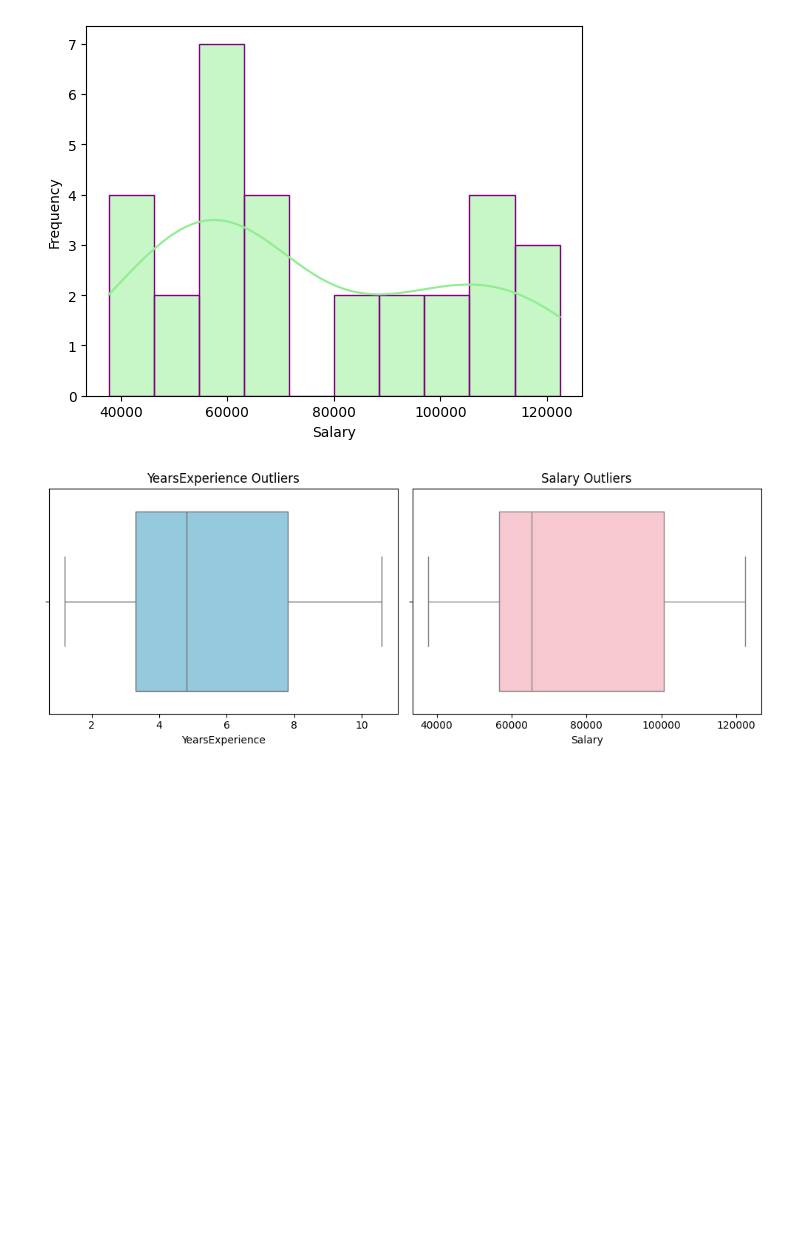
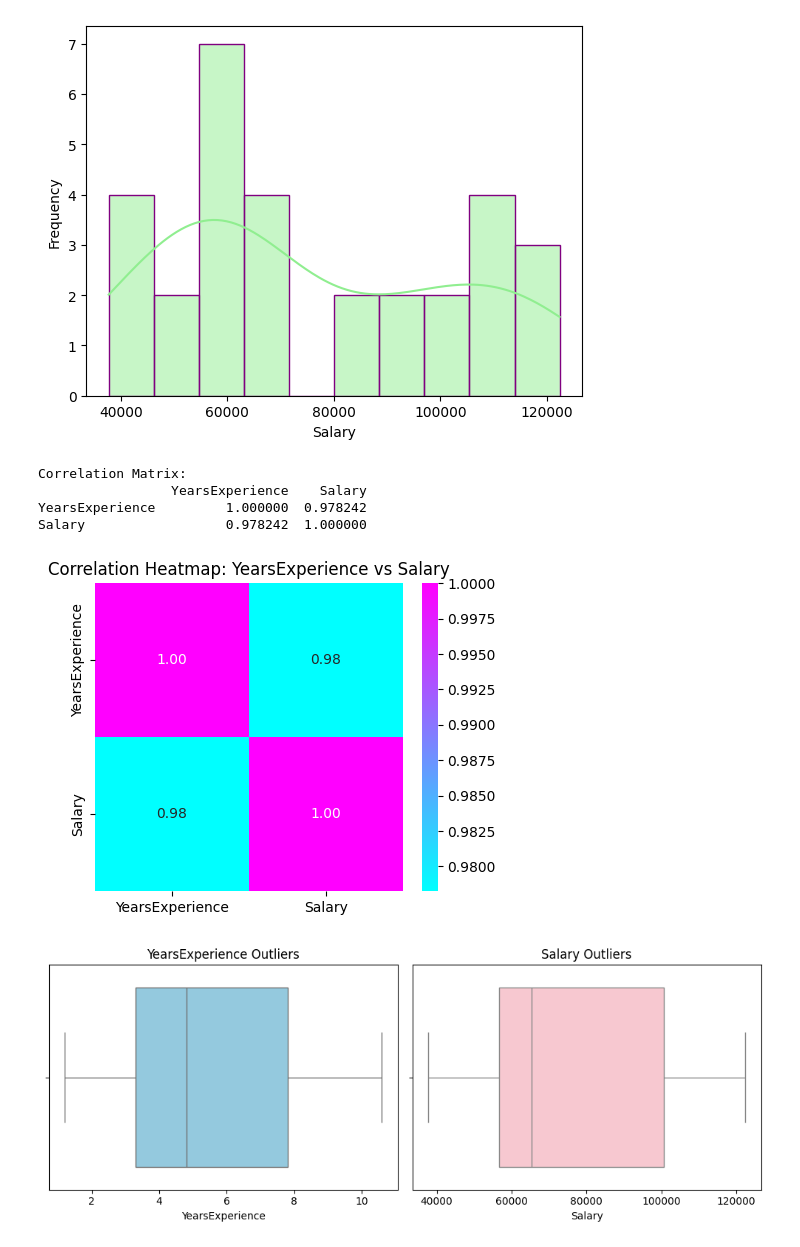
Before and after one commit to PRABHANJANI-M/Salary-prediction, a Jupyter notebook: salary_prediction (1).ipynb, the cells around one changed output. Cells and saved outputs as stored; diff of their text form; code cells hidden in the pictures; blank space fills up the shorter version.

```diff
--- a/salary_prediction.ipynb
+++ b/salary_prediction (1).ipynb
@@ -99,6 +99,20 @@ sns.histplot(df['Salary'], bins=10, color='lightgreen', edgecolor='purple', kde=
 Skewness for Salary: 0.35411967922959153
 <Axes: xlabel='Salary', ylabel='Frequency'>
 [figure]
+# %%
+corr = df[['YearsExperience', 'Salary']].corr()
+print("\nCorrelation Matrix:")
+print(corr)
+plt.figure(figsize=(5,4))
+sns.heatmap(corr, annot=True, cmap='cool', fmt=".2f", square=True)
+plt.title("Correlation Heatmap: YearsExperience vs Salary")
+plt.show()
+# %% [output]
+Correlation Matrix:
+                 YearsExperience    Salary
+YearsExperience         1.000000  0.978242
+Salary                  0.978242  1.000000
+[figure, added]
 # %%
 plt.figure(figsize=(10,4))
 plt.subplot(1,2,1)
```
Also changed, not shown: parts of 1 cell of this notebook.
